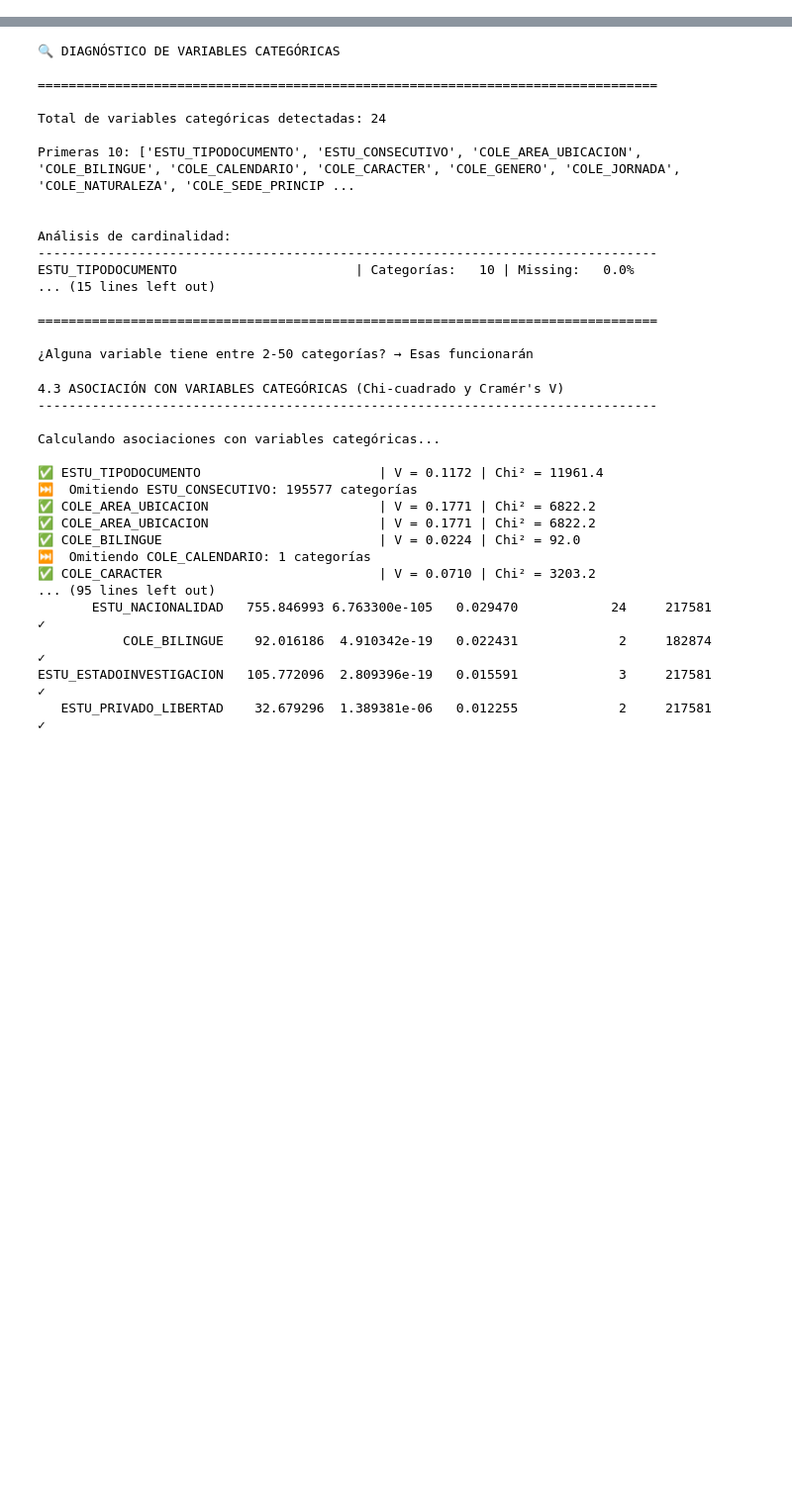
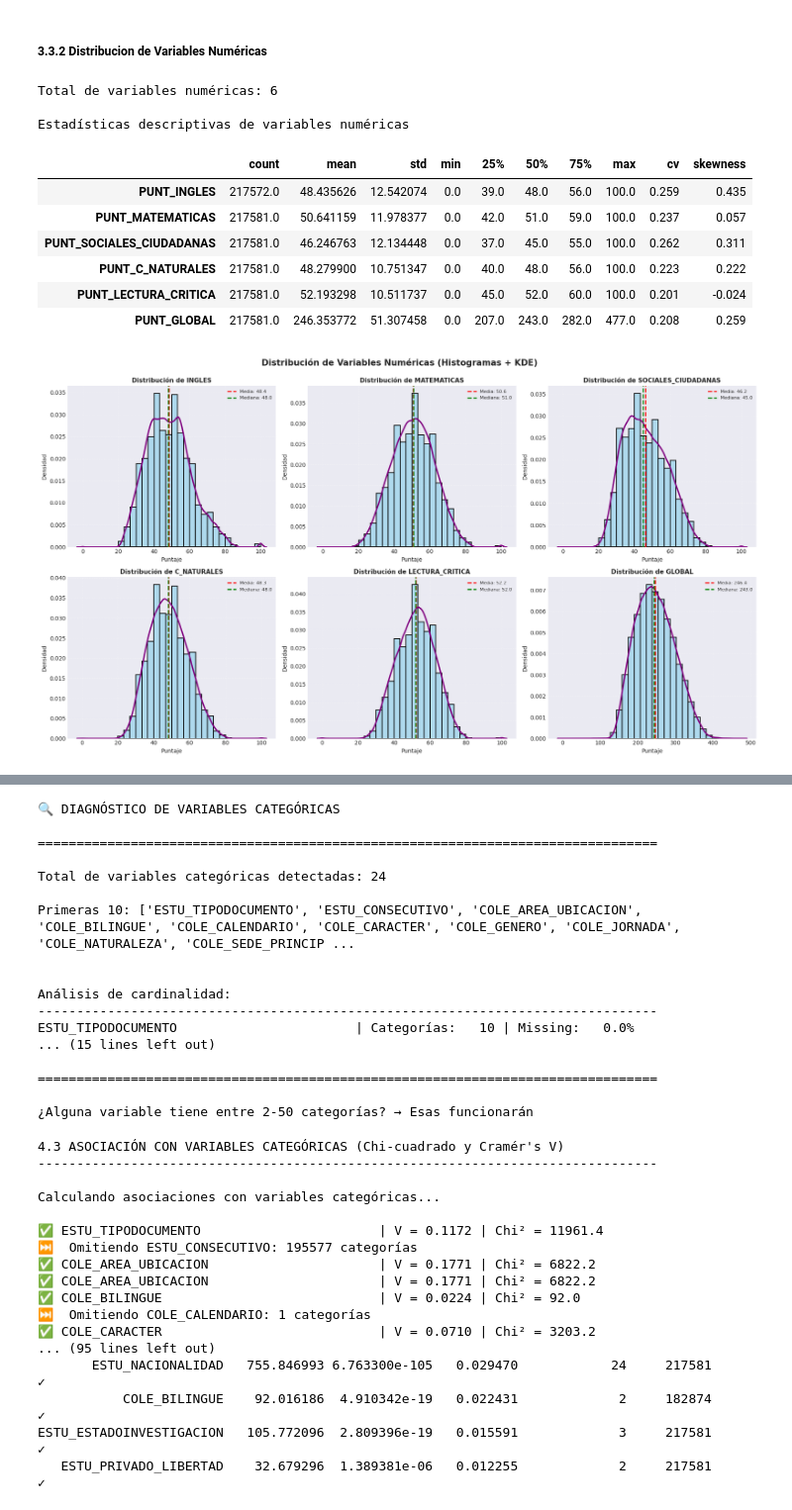
Before and after one commit to flaviofuego/Ia_EDA_analysis, a Jupyter notebook: notebooks/seccion1.ipynb, the cells around one changed output, grey strips where cells are left out. Shown at 99% size. Drawn from its saved outputs; the diff is of its cells as text; code cells hidden in the pictures; blank space fills up the shorter version.

Commit message:
refactor seccion 1

```diff
--- a/notebooks/seccion1.ipynb
+++ b/notebooks/seccion1.ipynb
@@ -1239,0 +597,67 @@ PUNT_SOCIALES_CIUDADANAS     0.6986        0.0      0.6470         0.0     21757
+# %% [markdown]
+##### 3.3.2 Distribucion de Variables Numéricas
+# %%
+print(f"Total de variables numéricas: {len(numeric_cols)}\n")
+
+# Estadísticas descriptivas
+numeric_stats = df[numeric_cols].describe().T
+numeric_stats['cv'] = (numeric_stats['std'] / numeric_stats['mean']).round(3)  # Coeficiente de variación
+numeric_stats['skewness'] = df[numeric_cols].skew().round(3)
+
+print("Estadísticas descriptivas de variables numéricas")
+display(numeric_stats)
+
+# Visualizar distribuciones de variables numéricas con seaborn
+fig, axes = plt.subplots(2, 3, figsize=(18, 10))
+axes = axes.ravel()
+
+for idx, col in enumerate(numeric_cols):
+    if df[col].notna().sum() > 0:
+        # Histograma con KDE usando seaborn
+        sns.histplot(data=df, x=col, ax=axes[idx],
+             color='skyblue', edgecolor='black', stat='density',
+             linewidth=1.5, alpha=0.6, bins=30)
+
+        sns.kdeplot(data=df, x=col, ax=axes[idx],
+                    color='purple', linewidth=2.5)
+
+        axes[idx].set_title(f'Distribución de {col.replace("PUNT_", "")}',
+                          fontsize=11, fontweight='bold')
+        axes[idx].set_xlabel('Puntaje', fontsize=10)
+        axes[idx].set_ylabel('Densidad', fontsize=10)
+        axes[idx].grid(alpha=0.3, linestyle='--')
+
+        # Estadísticas
+        mean_val = df[col].mean()
+        median_val = df[col].median()
+
+        # Líneas de referencia
+        axes[idx].axvline(mean_val, color='red', linestyle='--',
+                         linewidth=2, label=f'Media: {mean_val:.1f}')
+        axes[idx].axvline(median_val, color='green', linestyle='--',
+                         linewidth=2, label=f'Mediana: {median_val:.1f}')
+
+        # Leyenda optimizada
+        axes[idx].legend(fontsize=8, loc='best', framealpha=0.9)
+
+        # Mejorar visualización
+        axes[idx].spines['top'].set_visible(False)
+        axes[idx].spines['right'].set_visible(False)
+
+plt.suptitle('Distribución de Variables Numéricas (Histogramas + KDE)',
+            fontsize=15, fontweight='bold', y=0.995)
+plt.tight_layout()
+plt.savefig('../outputs/seccion1/distribucion_numericas.png', dpi=300, bbox_inches='tight')
+plt.show()
+# %% [output]
+Total de variables numéricas: 6
+
+Estadísticas descriptivas de variables numéricas
+|  | count | mean | std | min | 25% | 50% | 75% | max | cv | skewness |
+| PUNT_INGLES | 217572.0 | 48.435626 | 12.542074 | 0.0 | 39.0 | 48.0 | 56.0 | 100.0 | 0.259 | 0.435 |
+| PUNT_MATEMATICAS | 217581.0 | 50.641159 | 11.978377 | 0.0 | 42.0 | 51.0 | 59.0 | 100.0 | 0.237 | 0.057 |
+| PUNT_SOCIALES_CIUDADANAS | 217581.0 | 46.246763 | 12.134448 | 0.0 | 37.0 | 45.0 | 55.0 | 100.0 | 0.262 | 0.311 |
+| PUNT_C_NATURALES | 217581.0 | 48.279900 | 10.751347 | 0.0 | 40.0 | 48.0 | 56.0 | 100.0 | 0.223 | 0.222 |
+| PUNT_LECTURA_CRITICA | 217581.0 | 52.193298 | 10.511737 | 0.0 | 45.0 | 52.0 | 60.0 | 100.0 | 0.201 | -0.024 |
+| PUNT_GLOBAL | 217581.0 | 246.353772 | 51.307458 | 0.0 | 207.0 | 243.0 | 282.0 | 477.0 | 0.208 | 0.259 |
+[figure, added]
```
Also changed, not shown: parts of 69 cells of this notebook, 1 other file.
